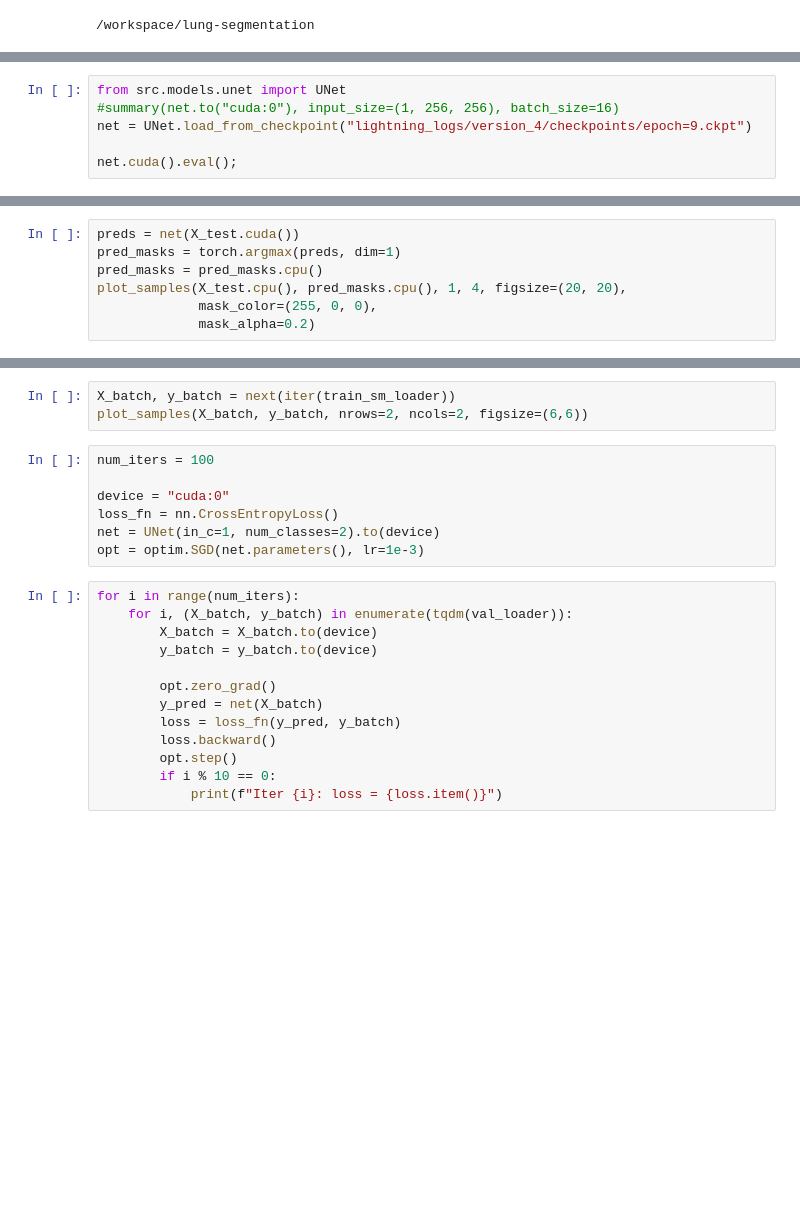
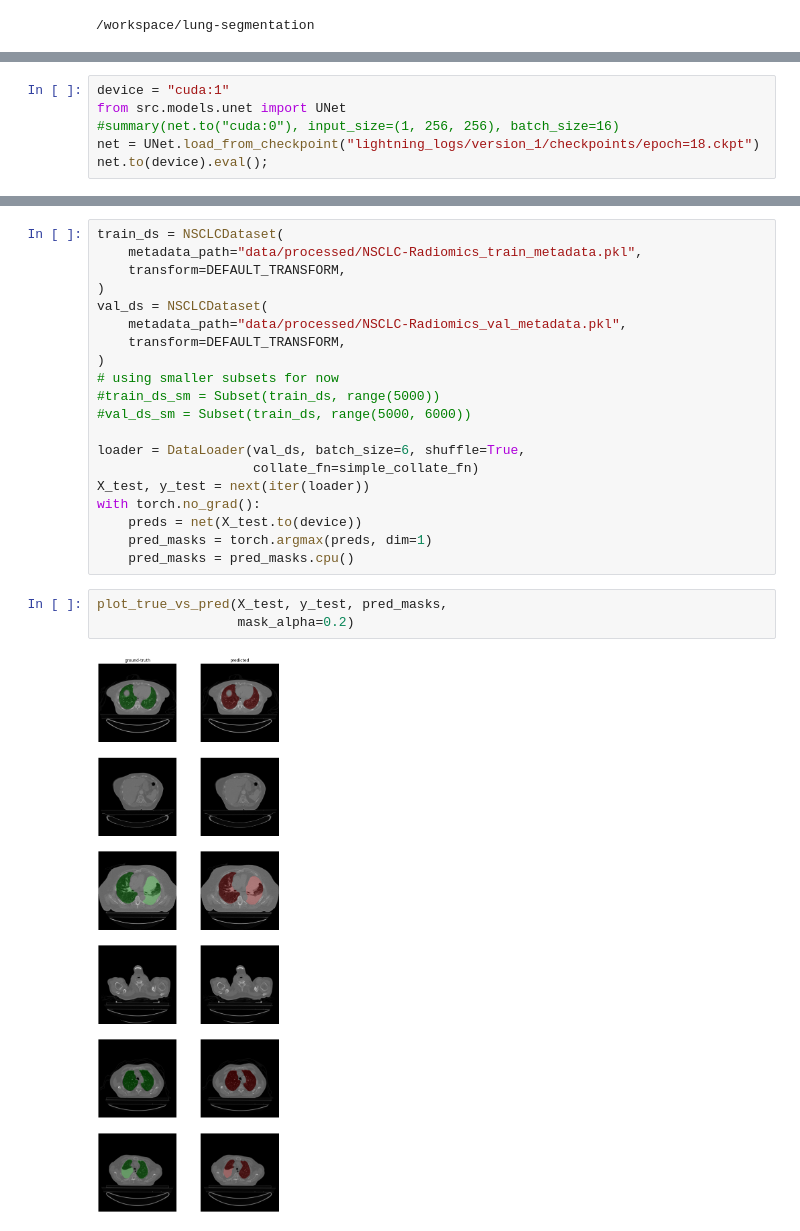
Before and after one commit to minhduc0711/lung-segmentation, a Jupyter notebook: notebooks/2.1-duc-unet-results.ipynb, the cells around one changed output, grey strips where cells are left out. Cells and saved outputs as stored; diff of their text form; blank space fills up the shorter version.

```diff
--- a/notebooks/2.1-duc-unet-results.ipynb
+++ b/notebooks/2.1-duc-unet-results.ipynb
@@ -24,6 +28,6 @@ from src.visualization import plot_samples
 # %%
+device = "cuda:1"
 from src.models.unet import UNet
 #summary(net.to("cuda:0"), input_size=(1, 256, 256), batch_size=16)
-net = UNet.load_from_checkpoint("lightning_logs/version_4/checkpoints/epoch=9.ckpt")
-
-net.cuda().eval();
+net = UNet.load_from_checkpoint("lightning_logs/version_1/checkpoints/epoch=18.ckpt")
+net.to(device).eval();
@@ -39,7 +33,0 @@ plot_samples(X_test, y_test, 1, 4, figsize=(20, 20),
-# %%
-preds = net(X_test.cuda())
-pred_masks = torch.argmax(preds, dim=1)
-pred_masks = pred_masks.cpu()
-plot_samples(X_test.cpu(), pred_masks.cpu(), 1, 4, figsize=(20, 20),
-             mask_color=(255, 0, 0),
-             mask_alpha=0.2)
@@ -71,23 +34,25 @@ val_loader = DataLoader(val_ds, batch_size=4,
-# %%
-X_batch, y_batch = next(iter(train_sm_loader))
-plot_samples(X_batch, y_batch, nrows=2, ncols=2, figsize=(6,6))
-# %%
-num_iters = 100
-
-device = "cuda:0"
-loss_fn = nn.CrossEntropyLoss()
-net = UNet(in_c=1, num_classes=2).to(device)
-opt = optim.SGD(net.parameters(), lr=1e-3)
-# %%
-for i in range(num_iters):
-    for i, (X_batch, y_batch) in enumerate(tqdm(val_loader)):
-        X_batch = X_batch.to(device)
-        y_batch = y_batch.to(device)
-
-        opt.zero_grad()
-        y_pred = net(X_batch)
-        loss = loss_fn(y_pred, y_batch)
-        loss.backward()
-        opt.step()
-        if i % 10 == 0:
-            print(f"Iter {i}: loss = {loss.item()}")
+# %%
+train_ds = NSCLCDataset(
+    metadata_path="data/processed/NSCLC-Radiomics_train_metadata.pkl",
+    transform=DEFAULT_TRANSFORM,
+)
+val_ds = NSCLCDataset(
+    metadata_path="data/processed/NSCLC-Radiomics_val_metadata.pkl",
+    transform=DEFAULT_TRANSFORM,
+)
+# using smaller subsets for now
+#train_ds_sm = Subset(train_ds, range(5000))
+#val_ds_sm = Subset(train_ds, range(5000, 6000))
+
+loader = DataLoader(val_ds, batch_size=6, shuffle=True,
+                    collate_fn=simple_collate_fn)
+X_test, y_test = next(iter(loader))
+with torch.no_grad():
+    preds = net(X_test.to(device))
+    pred_masks = torch.argmax(preds, dim=1)
+    pred_masks = pred_masks.cpu()
+# %%
+plot_true_vs_pred(X_test, y_test, pred_masks,
+                  mask_alpha=0.2)
+# %% [output]
+[figure, added]
```
Also changed, not shown: parts of 4 cells of this notebook, 11 other files.
